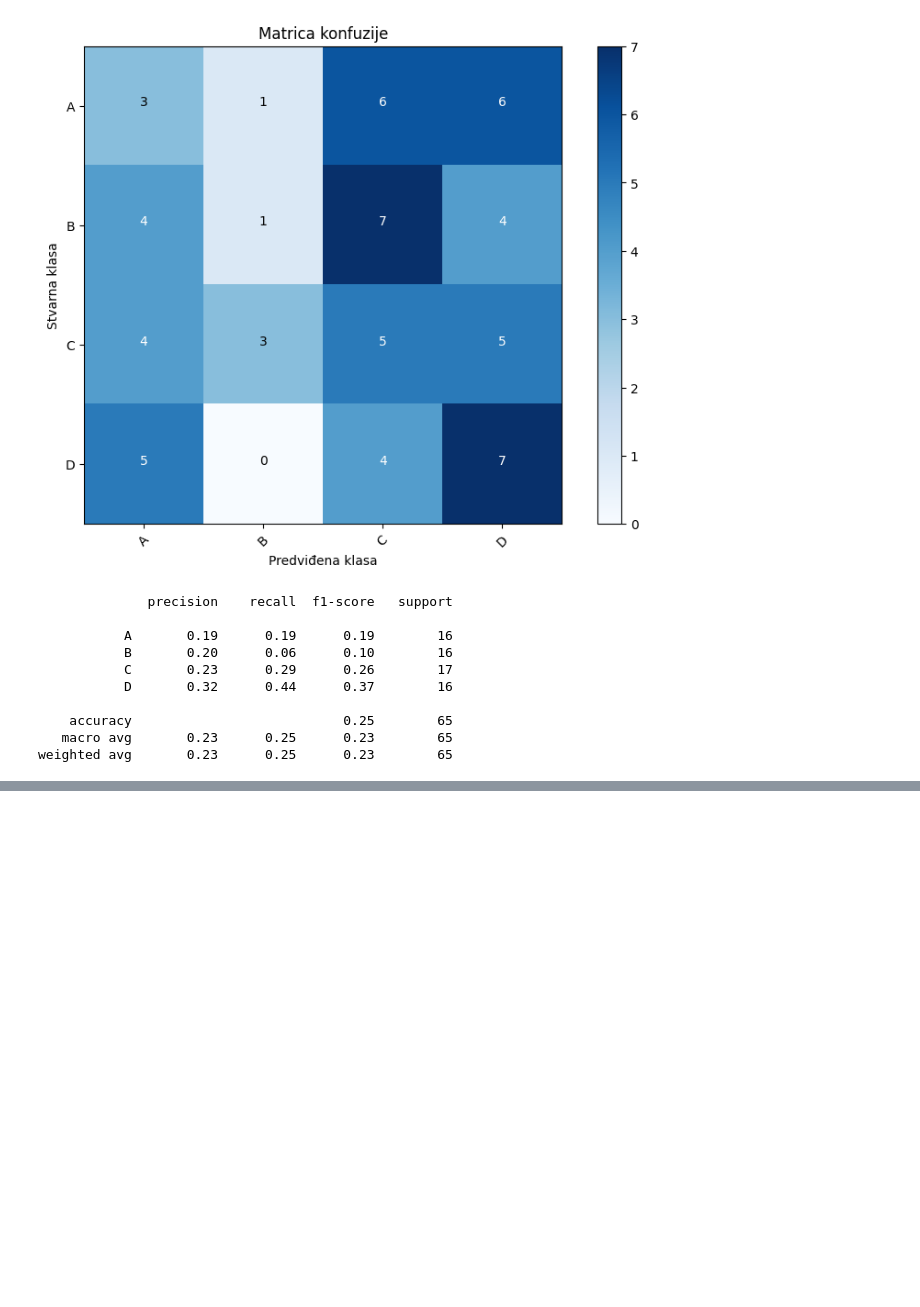
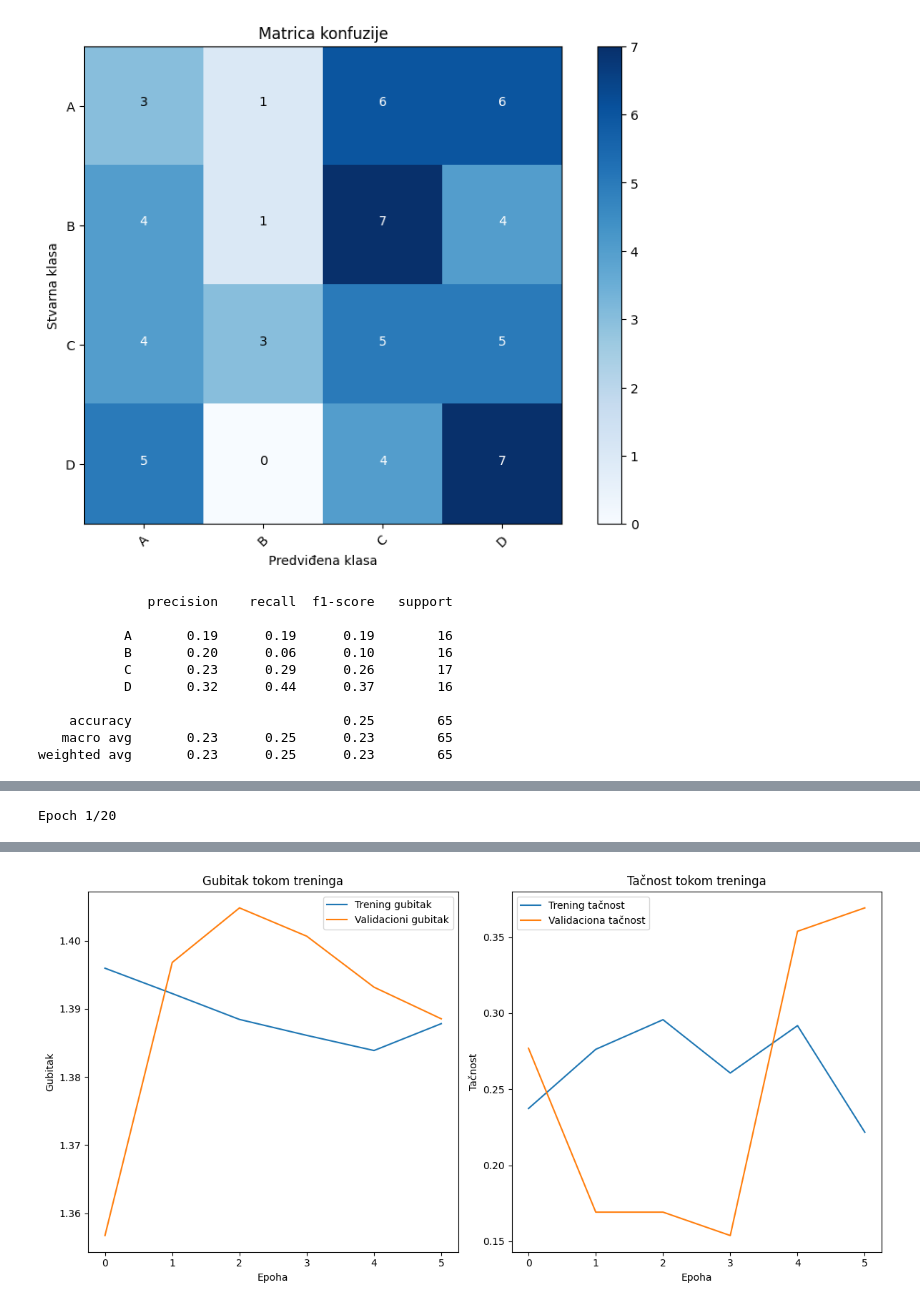
Before and after one commit to una12343/MIEP, a Jupyter notebook: MINI_MIAS.ipynb, the cells around one changed output, grey strips where cells are left out. Cells and saved outputs as stored; diff of their text form; code cells hidden in the pictures; blank space fills up the shorter version.

```diff
--- a/MINI_MIAS.ipynb
+++ b/MINI_MIAS.ipynb
@@ -624,0 +925,40 @@ weighted avg       0.23      0.25      0.23        65
+# %%
+# Treniranje modela
+history = model.fit(
+    train_generator,
+    steps_per_epoch=len(train_generator),
+    validation_data=validation_generator,
+    validation_steps=len(validation_generator),
+    epochs=20,
+    callbacks=callbacks
+)
+
+# Funkcija za prikaz metrika tokom treninga
+def plot_training(history):
+    plt.figure(figsize=(12, 6))
+
+    # Prikaz gubitka
+    plt.subplot(1, 2, 1)
+    plt.plot(history.history['loss'], label='Trening gubitak')
+    plt.plot(history.history['val_loss'], label='Validacioni gubitak')
+    plt.xlabel('Epoha')
+    plt.ylabel('Gubitak')
+    plt.title('Gubitak tokom treninga')
+    plt.legend()
+
+    # Prikaz tačnosti
+    plt.subplot(1, 2, 2)
+    plt.plot(history.history['accuracy'], label='Trening tačnost')
+    plt.plot(history.history['val_accuracy'], label='Validaciona tačnost')
+    plt.xlabel('Epoha')
+    plt.ylabel('Tačnost')
+    plt.title('Tačnost tokom treninga')
+    plt.legend()
+
+    plt.tight_layout()
+    plt.show()
+
+# Prikaz rezultata treninga
+plot_training(history)
+# %% [output]
+Epoch 1/20
@@ -624,0 +976 @@ weighted avg       0.23      0.25      0.23        65
+[figure, added]
```
Also changed, not shown: parts of 5 cells of this notebook.
